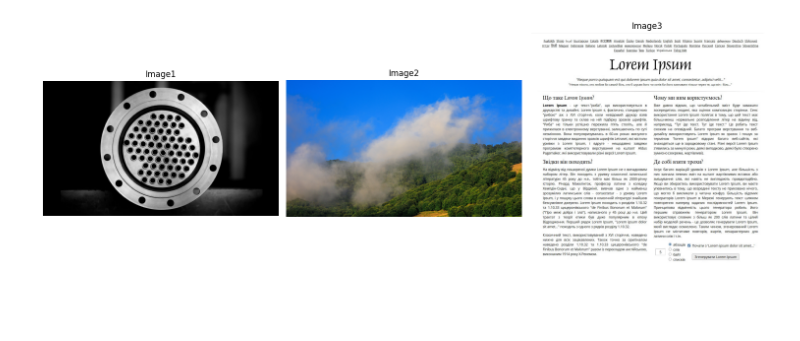
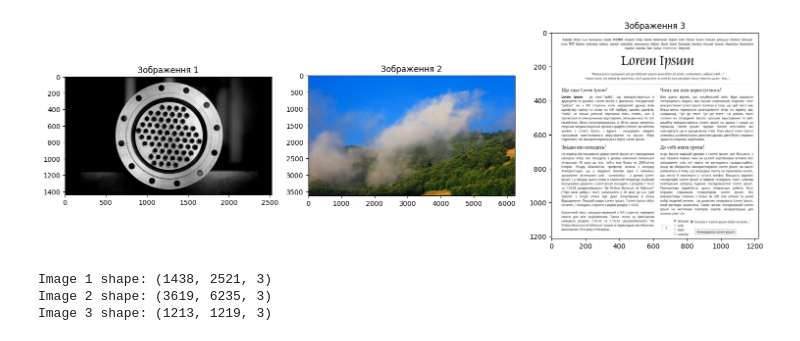
Before and after one commit to Feliz-ua/goit-np-hw-02, a Jupyter notebook: hw02.ipynb, the cells around one changed output. Drawn from its saved outputs; the diff is of its cells as text; code cells hidden in the pictures; blank space fills up the shorter version.

```diff
--- a/hw02.ipynb
+++ b/hw02.ipynb
@@ -10,16 +10,25 @@ image3 = io.imread("33.png")
 # %%
 # 2. Виведення зображень
 fig, axes = plt.subplots(1, 3, figsize=(15, 5))
 axes[0].imshow(image1)
-axes[0].set_title('Image1')
-axes[0].axis('off')
+axes[0].set_title('Зображення 1')
+axes[0].axis('on')
 axes[1].imshow(image2)
-axes[1].set_title('Image2')
-axes[1].axis('off')
+axes[1].set_title('Зображення 2')
+axes[1].axis('on')
 axes[2].imshow(image3)
-axes[2].set_title('Image3')
-axes[2].axis('off')
+axes[2].set_title('Зображення 3')
+axes[2].axis('on')
 plt.tight_layout()
 plt.show()
 # %% [output]
-[figure, old version]
+[figure, new version]
+# %%
+# 3. Визначення розміру
+print("Image 1 shape:", image1.shape)
+print("Image 2 shape:", image2.shape)
+print("Image 3 shape:", image3.shape)
+# %% [output]
+Image 1 shape: (1438, 2521, 3)
+Image 2 shape: (3619, 6235, 3)
+Image 3 shape: (1213, 1219, 3)
```
